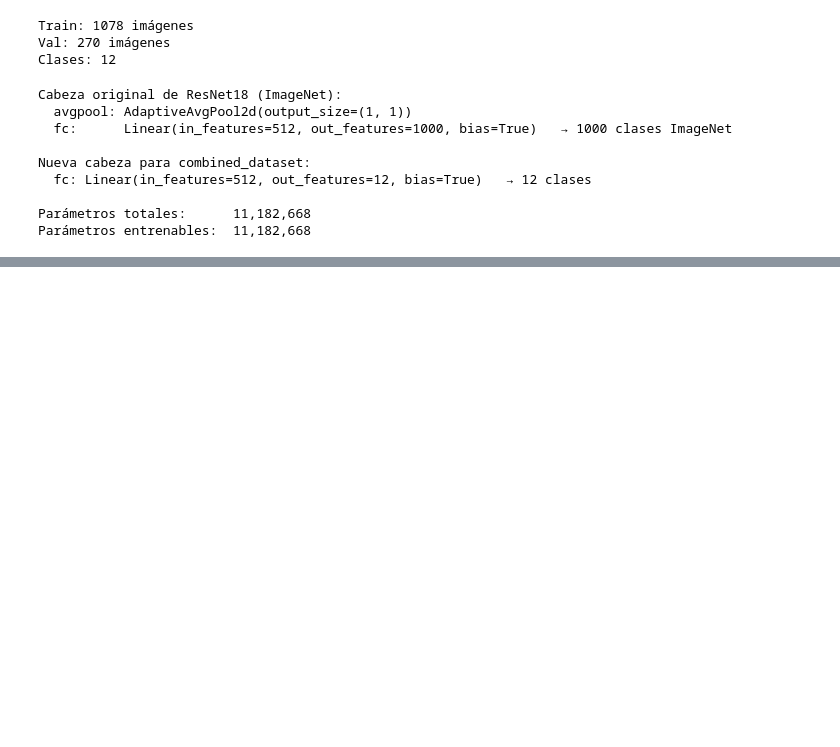
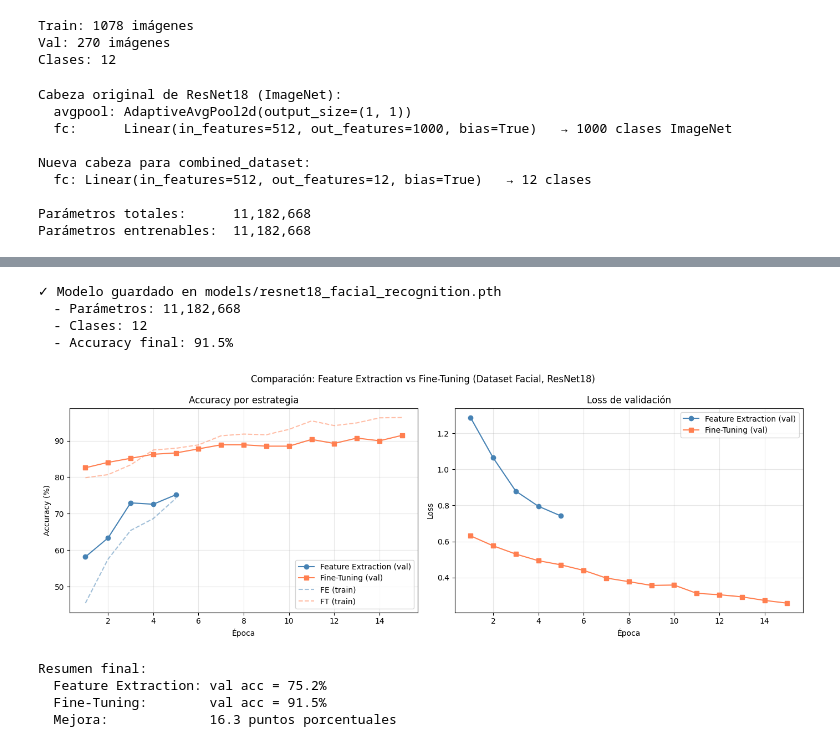
Before and after one commit to matitab/tuia-face-recognition-app, a Jupyter notebook: train.ipynb, the cells around one changed output, grey strips where cells are left out. Saved outputs shown, nothing was run; the diff lists cells and outputs as text; code cells hidden in the pictures; blank space fills up the shorter version.

Commit message:
guardo el modelo ya entrenado

```diff
--- a/train.ipynb
+++ b/train.ipynb
@@ -127,6 +127,7 @@ else:
     print("Dataset vacío")
 
 transform = T.Compose([
+    T.Resize(224),
     T.ToTensor(),  # PIL -> Tensor
 ])
 
@@ -150,13 +151,15 @@ combined_dataset = FaceDataset(X_combined, y_combined, transform=transform)
 # %% [output]
 Dataset obtenido: 1348 imágenes | 12 personas
 # %%
+from torch.utils.data import random_split
+
 # Divide con subset
 train_size = int(0.8 * len(combined_dataset))
-train_dataset = torch.utils.data.Subset(combined_dataset, range(train_size))
-val_dataset = torch.utils.data.Subset(combined_dataset, range(train_size, len(combined_dataset)))
+val_size = len(combined_dataset) - train_size
+train_dataset, val_dataset = random_split(combined_dataset, [train_size, val_size])
 
-train_loader = DataLoader(train_dataset, batch_size=32, shuffle=True)
-val_loader = DataLoader(val_dataset, batch_size=32, shuffle=False)
+train_loader = DataLoader(train_dataset, batch_size=8, shuffle=True)
+val_loader = DataLoader(val_dataset, batch_size=8, shuffle=False)
 
 print(f"Train: {len(train_dataset)} imágenes")
 print(f"Val: {len(val_dataset)} imágenes")
@@ -329,0 +336,62 @@ KeyboardInterrupt:
+# %%
+# Guardo el mejor modelo
+import os
+os.makedirs("models", exist_ok=True)
+
+torch.save({
+    'modelo_state_dict': modelo_ft.state_dict(),
+    'optimizer_state_dict': optimizer_ft.state_dict(),
+    'hist_ft2': hist_ft,
+    'hist_fe': hist_fe,
+    'combined_names': combined_names,
+    'NUM_CLASES': NUM_CLASES,
+    'DIM_FEATURES': DIM_FEATURES
+}, 'models/resnet18_facial_recognition.pth')
+
+print("✓ Modelo guardado en models/resnet18_facial_recognition.pth")
+print(f"  - Parámetros: {sum(p.numel() for p in modelo_ft.parameters()):,}")
+print(f"  - Clases: {NUM_CLASES}")
+print(f"  - Accuracy final: {hist_ft['val_acc'][-1]:.1f}%")
+# %% [output]
+✓ Modelo guardado en models/resnet18_facial_recognition.pth
+  - Parámetros: 11,182,668
+  - Clases: 12
+  - Accuracy final: 91.5%
+# %%
+import matplotlib.pyplot as plt
+
+# Comparación Feature Extraction vs Fine-Tuning
+fig, axes = plt.subplots(1, 2, figsize=(14, 5))
+epocas_fe = range(1, len(hist_fe["val_acc"]) + 1)
+epocas_ft = range(1, len(hist_ft["val_acc"]) + 1)
+
+# Accuracy
+ax = axes[0]
+ax.plot(epocas_fe, hist_fe["val_acc"],  "o-", color="steelblue",  label="Feature Extraction (val)")
+ax.plot(epocas_ft, hist_ft["val_acc"], "s-", color="coral",      label="Fine-Tuning (val)")
+ax.plot(epocas_fe, hist_fe["train_acc"], "--", color="steelblue",  alpha=0.5, label="FE (train)")
+ax.plot(epocas_ft, hist_ft["train_acc"],"--", color="coral",      alpha=0.5, label="FT (train)")
+ax.set_xlabel("Época"); ax.set_ylabel("Accuracy (%)")
+ax.set_title("Accuracy por estrategia"); ax.legend(); ax.grid(True, alpha=0.3)
+
+# Loss
+ax = axes[1]
+ax.plot(epocas_fe, hist_fe["val_loss"],   "o-", color="steelblue", label="Feature Extraction (val)")
+ax.plot(epocas_ft, hist_ft["val_loss"],  "s-", color="coral",     label="Fine-Tuning (val)")
+ax.set_xlabel("Época"); ax.set_ylabel("Loss")
+ax.set_title("Loss de validación"); ax.legend(); ax.grid(True, alpha=0.3)
+
+plt.suptitle("Comparación: Feature Extraction vs Fine-Tuning (Dataset Facial, ResNet18)", fontsize=12)
+plt.tight_layout()
+plt.show()
+
+print("\nResumen final:")
+print(f"  Feature Extraction: val acc = {hist_fe['val_acc'][-1]:.1f}%")
+print(f"  Fine-Tuning:        val acc = {hist_ft['val_acc'][-1]:.1f}%")
+print(f"  Mejora:             {hist_ft['val_acc'][-1] - hist_fe['val_acc'][-1]:.1f} puntos porcentuales")
+# %% [output]
+[figure, added]
+Resumen final:
+  Feature Extraction: val acc = 75.2%
+  Fine-Tuning:        val acc = 91.5%
+  Mejora:             16.3 puntos porcentuales
```
Also changed, not shown: parts of 4 cells of this notebook.
